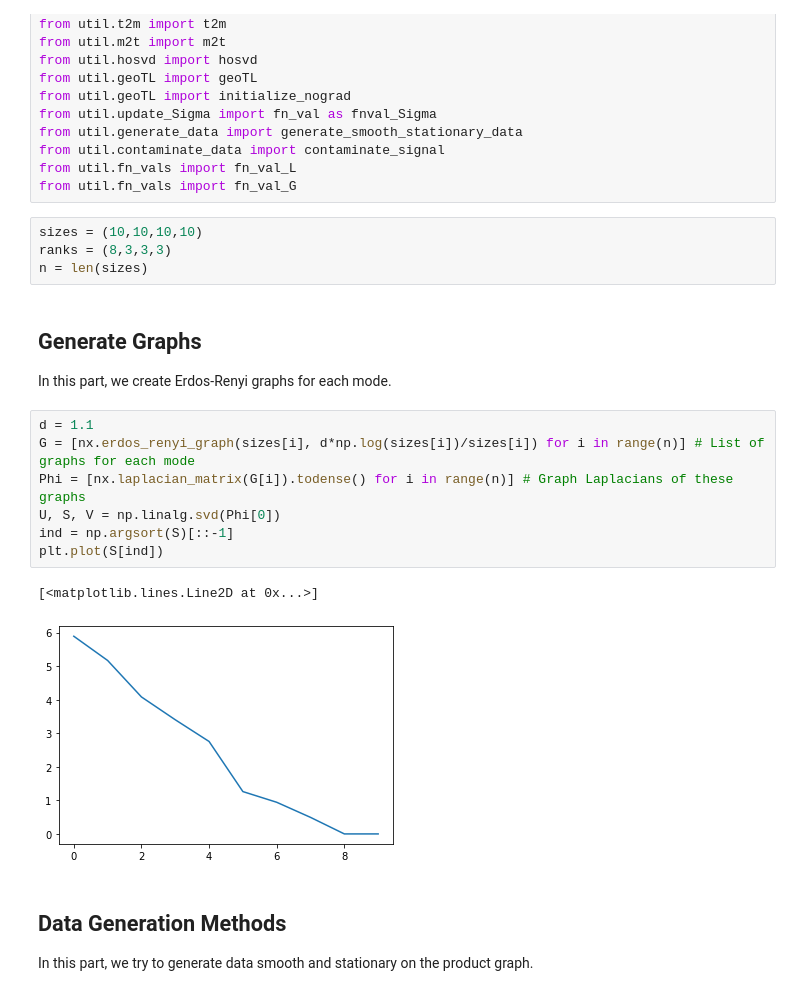
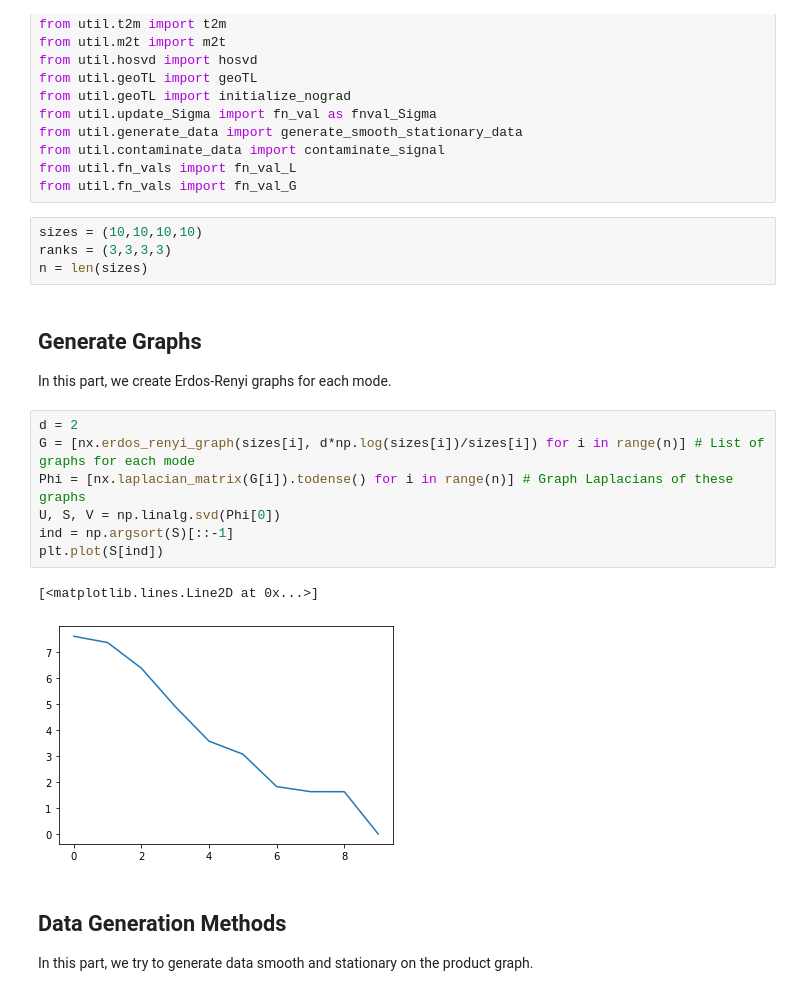
Before and after one commit to mrsfgl/geometric_tensor_learning, a Jupyter notebook: notebooks/geoTL.ipynb, the cells around one changed output. Drawn from its saved outputs; the diff is of its cells as text.

```diff
--- a/notebooks/geoTL.ipynb
+++ b/notebooks/geoTL.ipynb
@@ -24,21 +24,21 @@ from util.fn_vals import fn_val_L
 from util.fn_vals import fn_val_G
 # %%
 sizes = (10,10,10,10)
-ranks = (8,3,3,3)
+ranks = (3,3,3,3)
 n = len(sizes)
 # %% [markdown]
 ## Generate Graphs
 In this part, we create Erdos-Renyi graphs for each mode.
 # %%
-d = 1.1
+d = 2
 G = [nx.erdos_renyi_graph(sizes[i], d*np.log(sizes[i])/sizes[i]) for i in range(n)] # List of graphs for each mode
 Phi = [nx.laplacian_matrix(G[i]).todense() for i in range(n)] # Graph Laplacians of these graphs
 U, S, V = np.linalg.svd(Phi[0])
 ind = np.argsort(S)[::-1]
 plt.plot(S[ind])
 # %% [output]
 [<matplotlib.lines.Line2D at 0x...>]
-[figure, old version]
+[figure, new version]
 # %% [markdown]
 ## Data Generation Methods
 
```
Also changed, not shown: parts of 5 cells of this notebook, 45 other files.
